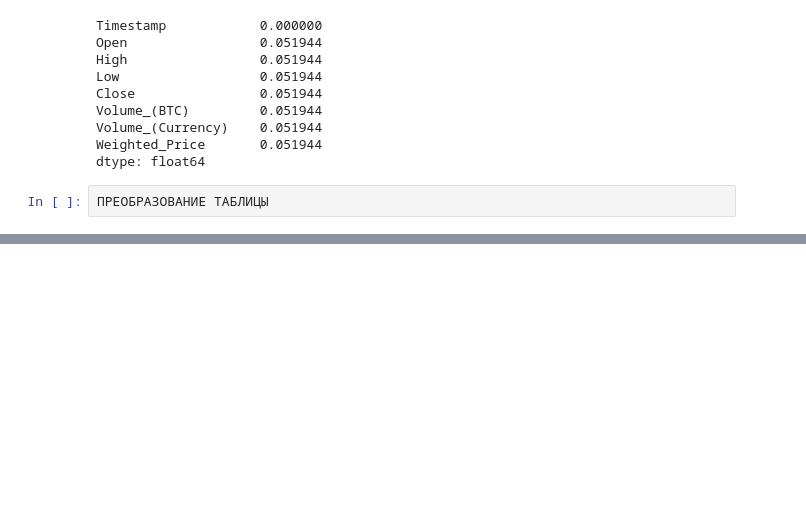
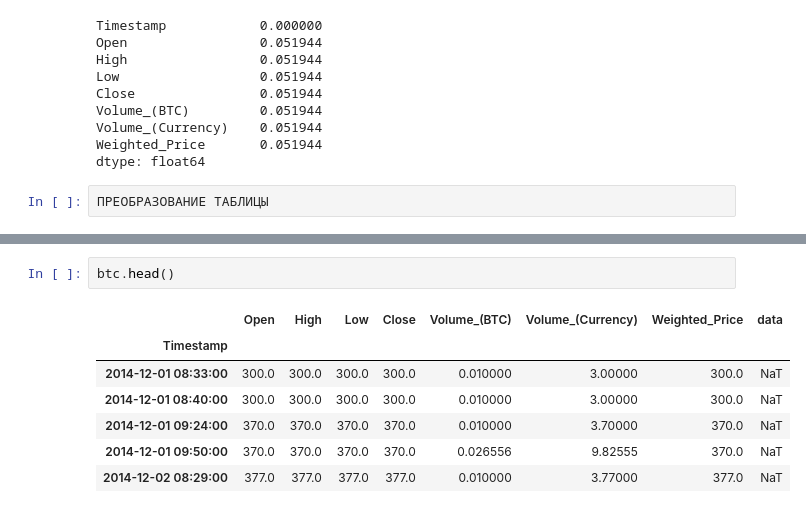
Before and after one commit to Telladium/bitcoin-analytics, a Jupyter notebook: 4. Main.ipynb, the cells around one changed output, grey strips where cells are left out. Drawn from its saved outputs; the diff is of its cells as text; blank space fills up the shorter version.

```diff
--- a/4. Main.ipynb
+++ b/4. Main.ipynb
@@ -101,0 +168,10 @@ btc.head()
+# %%
+btc.head()
+# %% [output]
+|  | Open | High | Low | Close | Volume_(BTC) | Volume_(Currency) | Weighted_Price | data |
+| Timestamp |  |  |  |  |  |  |  |  |
+| 2014-12-01 08:33:00 | 300.0 | 300.0 | 300.0 | 300.0 | 0.010000 | 3.00000 | 300.0 | NaT |
+| 2014-12-01 08:40:00 | 300.0 | 300.0 | 300.0 | 300.0 | 0.010000 | 3.00000 | 300.0 | NaT |
+| 2014-12-01 09:24:00 | 370.0 | 370.0 | 370.0 | 370.0 | 0.010000 | 3.70000 | 370.0 | NaT |
+| 2014-12-01 09:50:00 | 370.0 | 370.0 | 370.0 | 370.0 | 0.026556 | 9.82555 | 370.0 | NaT |
+| 2014-12-02 08:29:00 | 377.0 | 377.0 | 377.0 | 377.0 | 0.010000 | 3.77000 | 377.0 | NaT |
```
Also changed, not shown: parts of 15 cells of this notebook, 1 other file.
